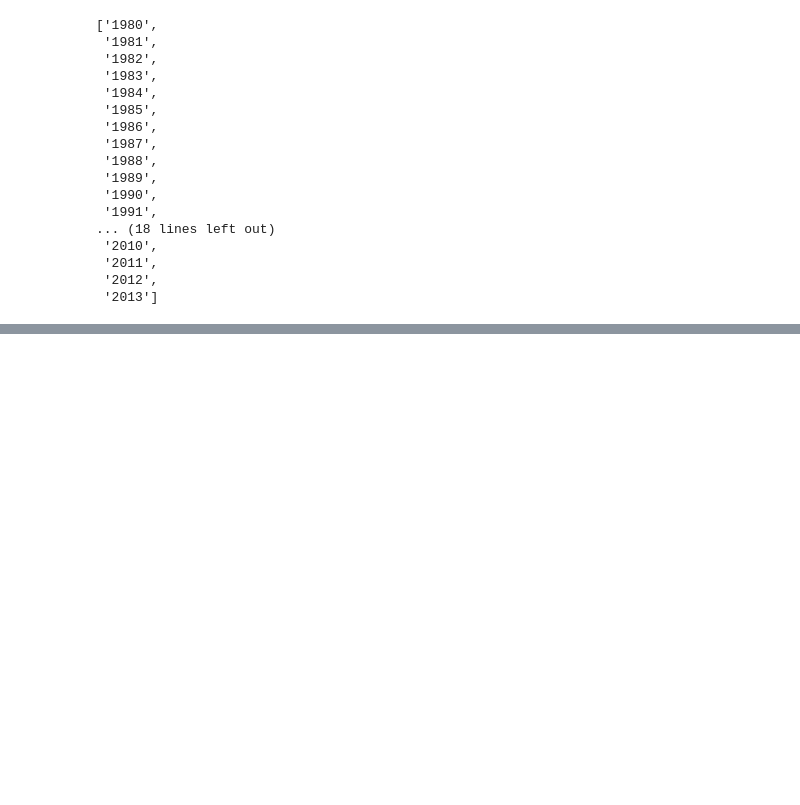
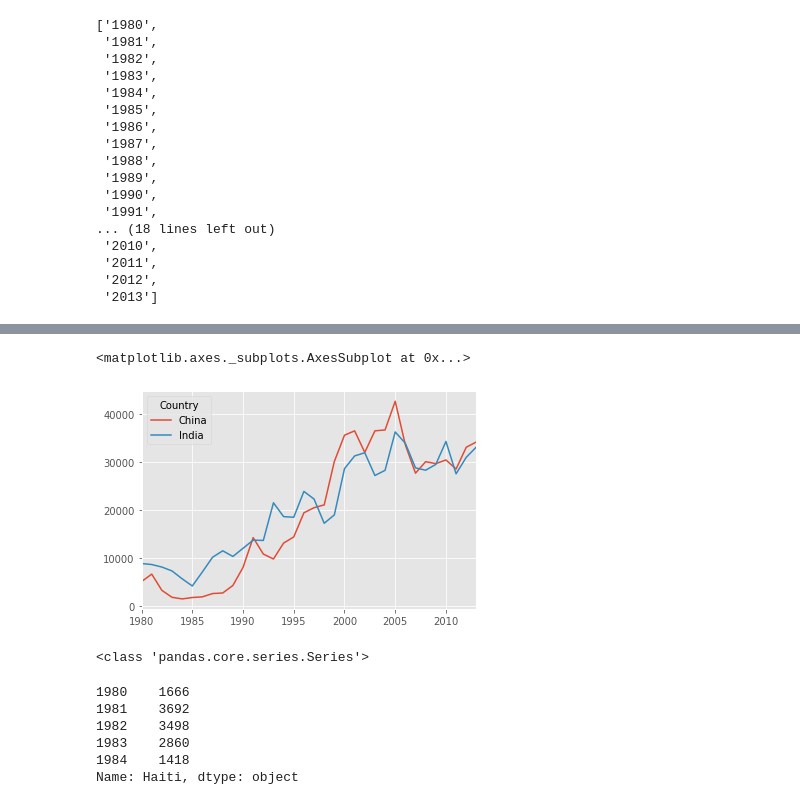
Before and after one commit to fsayfitdinov/immigration_to_canada, a Jupyter notebook: Immigration_to_canada.ipynb, the cells around one changed output, grey strips where cells are left out. Drawn from its saved outputs; the diff is of its cells as text; code cells hidden in the pictures; blank space fills up the shorter version.

```diff
--- a/Immigration_to_canada.ipynb
+++ b/Immigration_to_canada.ipynb
@@ -176,0 +397,2 @@ years
+# %%
+china_india = df_can.loc[['China', 'India'], years]
@@ -176,0 +407,2 @@ years
+# %%
+china_india = china_india.transpose()
@@ -176,0 +418,19 @@ years
+# %%
+china_india.index = china_india.index.map(int)
+china_india.plot(kind='line')
+# %% [output]
+<matplotlib.axes._subplots.AxesSubplot at 0x...>
+[figure, added]
+# %%
+print(type(haiti))
+# %% [output]
+<class 'pandas.core.series.Series'>
+# %%
+print(haiti.head(5))
+# %% [output]
+1980    1666
+1981    3692
+1982    3498
+1983    2860
+1984    1418
+Name: Haiti, dtype: object
```
Also changed, not shown: parts of 31 cells of this notebook.
